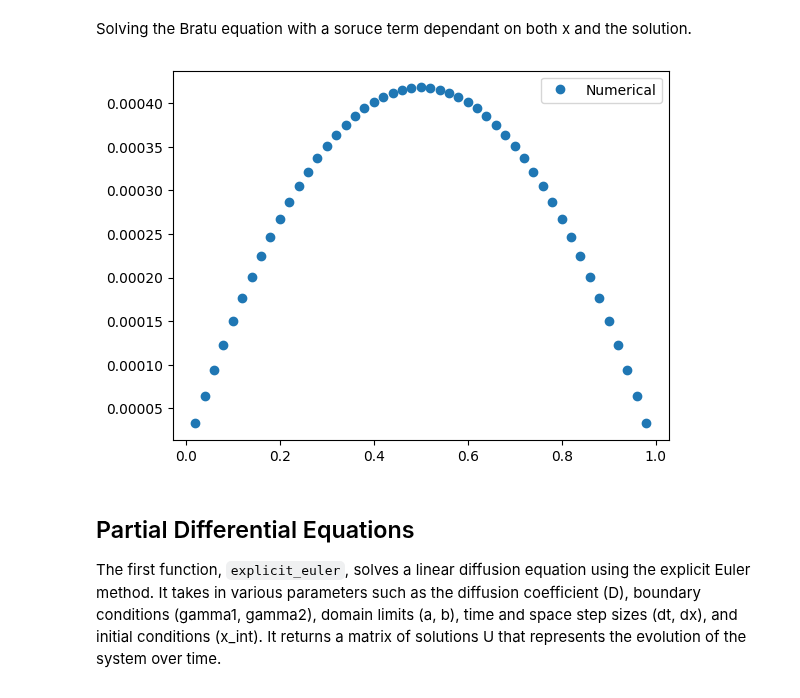
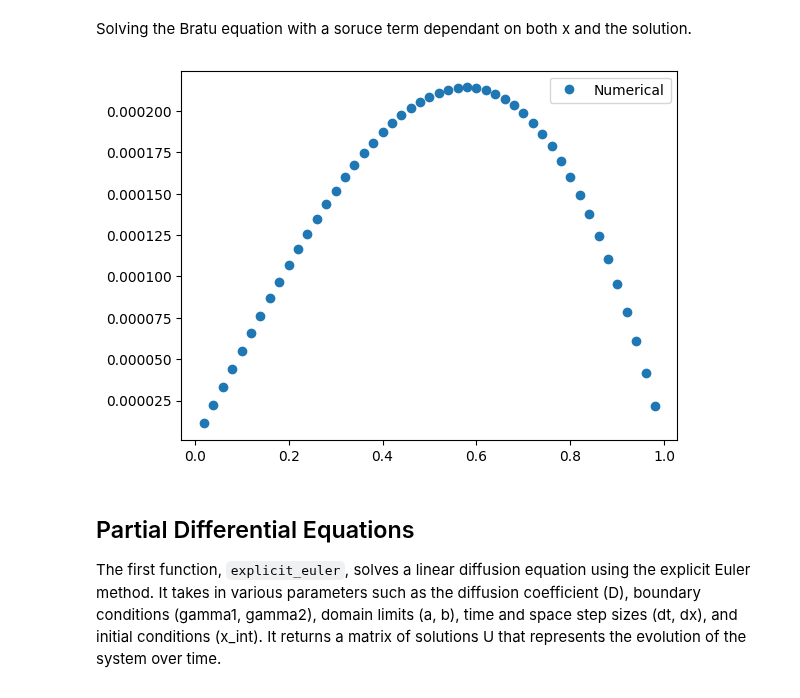
Before and after one commit to JS195/EMAT30008, a Jupyter notebook: Project_report.ipynb, the cells around one changed output. Drawn from its saved outputs; the diff is of its cells as text; code cells hidden in the pictures.

```diff
--- a/Project_report.ipynb
+++ b/Project_report.ipynb
@@ -193,12 +166,12 @@ plt.show()
 Solving the Bratu equation with a soruce term dependant on both x and the solution.
 # %%
 # Bratu Equation
-x_ansbratu, x_intbratu = BVP_solver(N=50, a=0, b=1, gamma1=0, gamma2=0, D=3, integer=0.1, source=True, boundary="dirichlet", x_dependant=False, u_dependant=True, tol=1e-6, max_iter=100)
+x_ansbratu, x_intbratu = BVP_solver(N=50, a=0, b=1, gamma1=0, gamma2=0, D=3, integer=0.1, source=True, boundary="dirichlet", x_dependant=True, u_dependant=True, tol=1e-6, max_iter=100)
 plt.plot(x_intbratu, x_ansbratu, 'o', label="Numerical")
 plt.legend()
 plt.show()
 # %% [output]
-[figure, old version]
+[figure, new version]
 # %% [markdown]
 Partial Differential Equations
 ------------------------------
```
Also changed, not shown: parts of 21 cells of this notebook, 3 other files.
